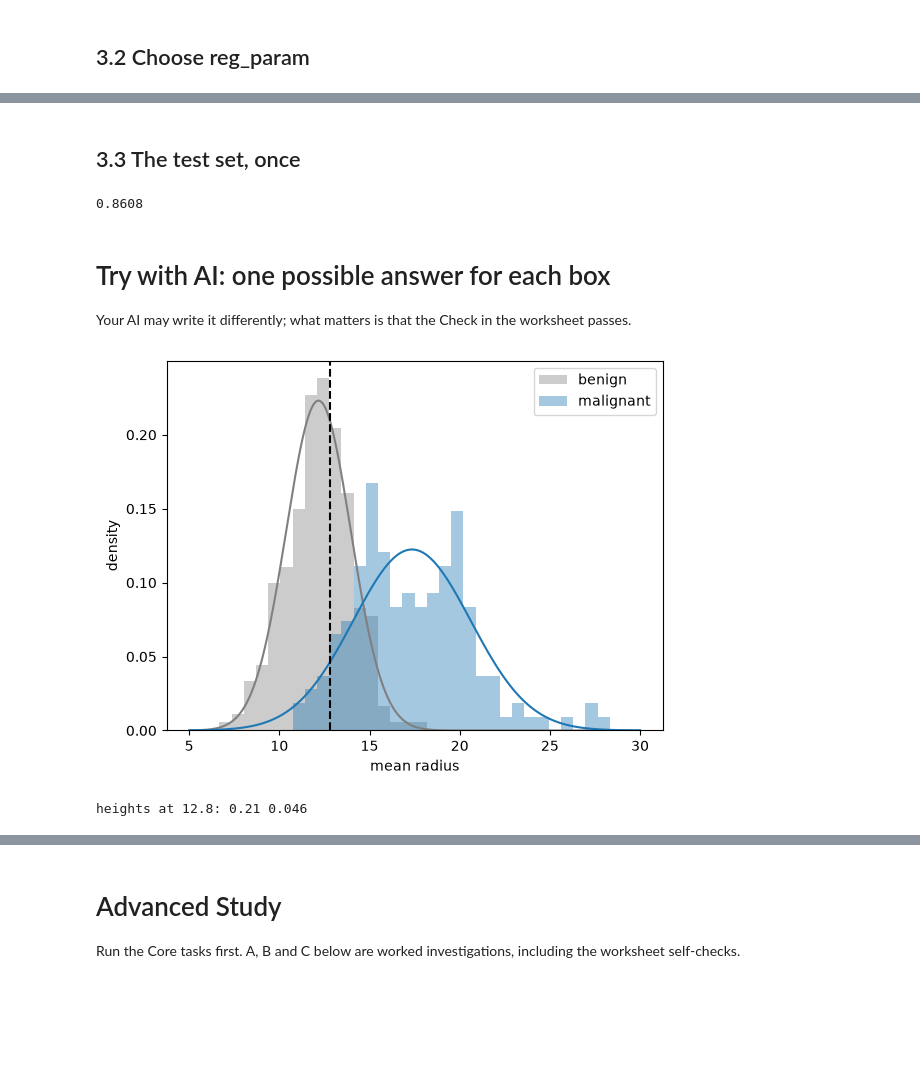
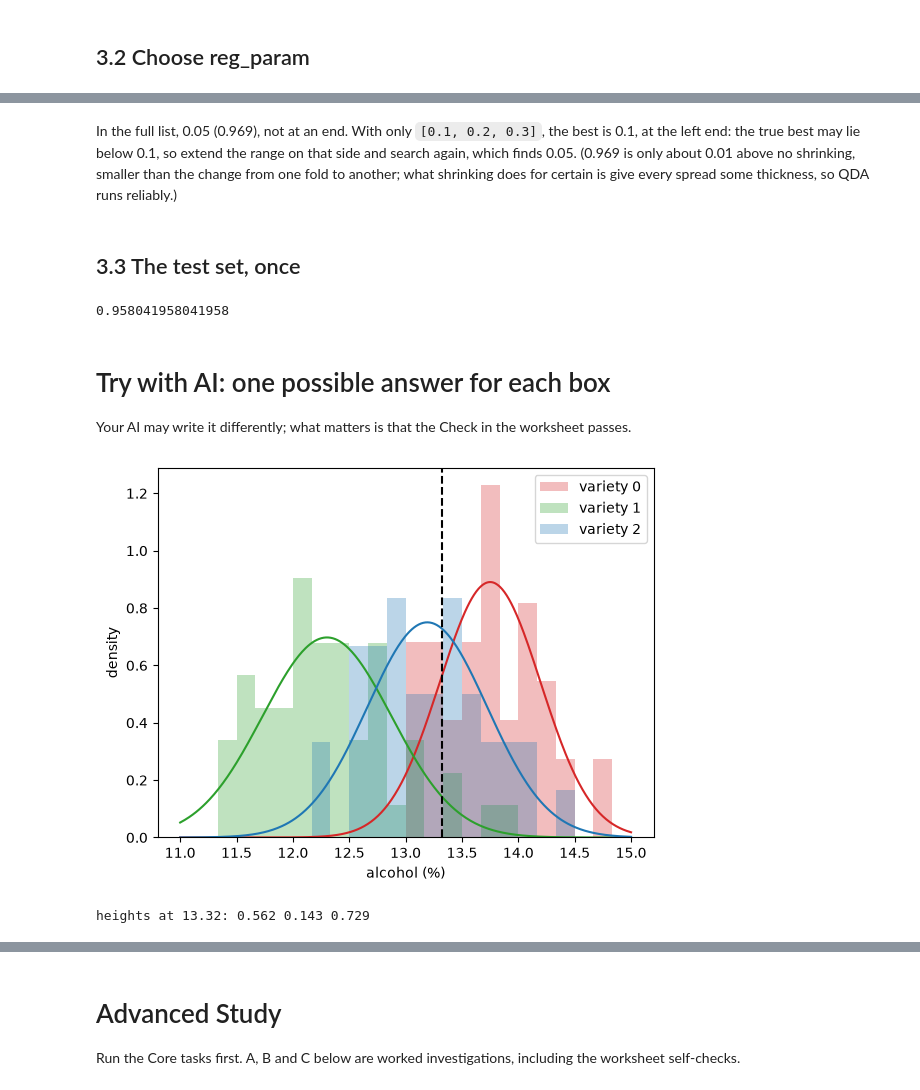
Before and after one commit to wayXing/mps311-439-course-materials, a Jupyter notebook: lecture-slids/lessons/lesson5/lab/lab_solution.ipynb, the cells around one changed output, grey strips where cells are left out. Saved outputs shown, nothing was run; the diff lists cells and outputs as text; code cells hidden in the pictures; blank space fills up the shorter version.

```diff
--- a/lecture-slids/lessons/lesson5/lab/lab_solution.ipynb
+++ b/lecture-slids/lessons/lesson5/lab/lab_solution.ipynb
@@ -149,0 +36,4 @@ The spread is 0, so the ellipse has no thickness in that direction. Measured by
+# %%
+for k in [0, 1, 2]:                                       # the three varieties
+    alcohol_k = X_train[y_train == k, 0]                  # alcohol (column 0) of the training wines of variety k
+    print(k, alcohol_k.mean(), alcohol_k.std(ddof=1))     # centre and spread of variety k
@@ -166,29 +167,40 @@ for r in [0.0001, 0.001, 0.01, 0.1, 0.5, 1]:              # values of reg_param
+# %% [markdown]
+In the full list, 0.05 (0.969), not at an end. With only `[0.1, 0.2, 0.3]`, the best is 0.1, at the left end: the true best may lie below 0.1, so extend the range on that side and search again, which finds 0.05. (0.969 is only about 0.01 above no shrinking, smaller than the change from one fold to another; what shrinking does for certain is give every spread some thickness, so QDA runs reliably.)
 # %% [markdown]
 ## 3.3 The test set, once
 # %%
-qda = QuadraticDiscriminantAnalysis(reg_param=0.001)       # the value chosen in 3.2
-qda.fit(X_digits_train, y_digits_train)                   # train on all 7500 training images
-print(qda.score(X_digits_test, y_digits_test))            # the test set, read once
+qda = QuadraticDiscriminantAnalysis(reg_param=0.05)       # the value chosen in 3.2
+qda.fit(X_train_s, y_train)                               # train on all 426 training lumps
+print(qda.score(X_test_s, y_test))                        # the test set, read once
 # %% [output]
-0.8608
+0.958041958041958
 # %% [markdown]
 # Try with AI: one possible answer for each box
 
 Your AI may write it differently; what matters is that the Check in the worksheet passes.
-# %%
-# ---- Try with AI 1.2: a bell curve for each class on top of the histograms ----
-bins = np.linspace(6, 29, 35)                                     # the same bins for both classes
-plt.hist(radius[y_train == 0], bins=bins, density=True, alpha=0.4, color="grey", label="benign")
-plt.hist(radius[y_train == 1], bins=bins, density=True, alpha=0.4, color="tab:blue", label="malignant")
-grid = np.linspace(5, 30, 400)                                    # radii at which to draw the curves
-plt.plot(grid, norm.pdf(grid, mean_ben, sd_ben), color="grey")    # bell curve of the benign class
-plt.plot(grid, norm.pdf(grid, mean_mal, sd_mal), color="tab:blue")  # bell curve of the malignant class
-plt.axvline(12.8, linestyle="--", color="black")                  # the opening lump
-plt.xlabel("mean radius")
-plt.ylabel("density")
-plt.legend()
-plt.show()
-print("heights at 12.8:", round(norm.pdf(12.8, mean_ben, sd_ben), 3), round(norm.pdf(12.8, mean_mal, sd_mal), 3))
-# %% [output]
-[figure, removed]
-heights at 12.8: 0.21 0.046
+# %%
+# ---- Try with AI 1.3: the three bell curves on top of the data (load the wines again first) ----
+data = load_wine()
+X = data.data
+y = data.target
+X_train, X_test, y_train, y_test = train_test_split(X, y, test_size=0.25, random_state=0, stratify=y)
+bins = np.linspace(11, 15, 25)                                    # the same bins for the three varieties
+grid = np.linspace(11, 15, 400)                                   # alcohol values at which to draw the curves
+colours = ["tab:red", "tab:green", "tab:blue"]
+for k in [0, 1, 2]:
+    alcohol_k = X_train[y_train == k, 0]
+    plt.hist(alcohol_k, bins=bins, density=True, alpha=0.3, color=colours[k], label="variety " + str(k))
+    plt.plot(grid, norm.pdf(grid, alcohol_k.mean(), alcohol_k.std(ddof=1)), color=colours[k])
+plt.axvline(13.32, linestyle="--", color="black")                 # the wine of 1.2
+plt.xlabel("alcohol (%)")
+plt.ylabel("density")
+plt.legend()
+plt.show()
+heights = []
+for k in [0, 1, 2]:
+    alcohol_k = X_train[y_train == k, 0]
+    heights.append(round(norm.pdf(13.32, alcohol_k.mean(), alcohol_k.std(ddof=1)), 3))
+print("heights at 13.32:", heights[0], heights[1], heights[2])
+# %% [output]
+[figure, added]
+heights at 13.32: 0.562 0.143 0.729
```
Also changed, not shown: parts of 50 cells of this notebook, 21 other files.
